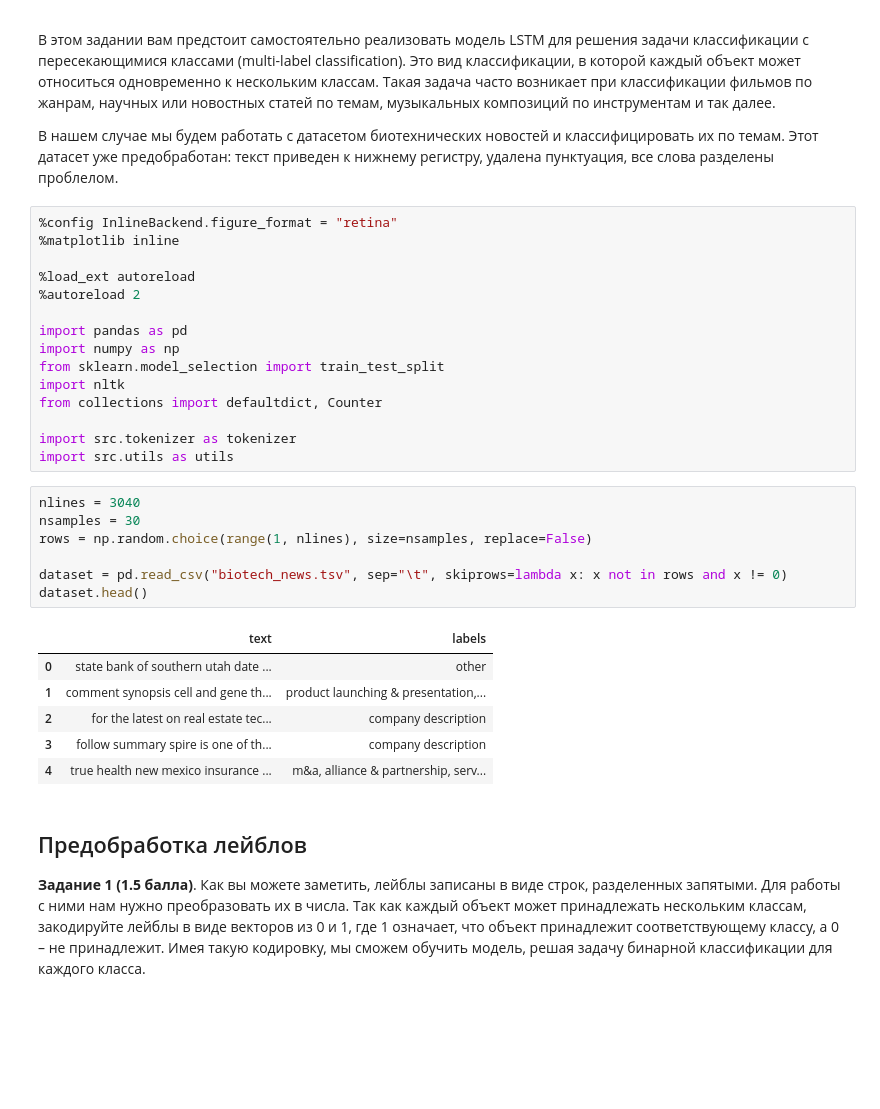
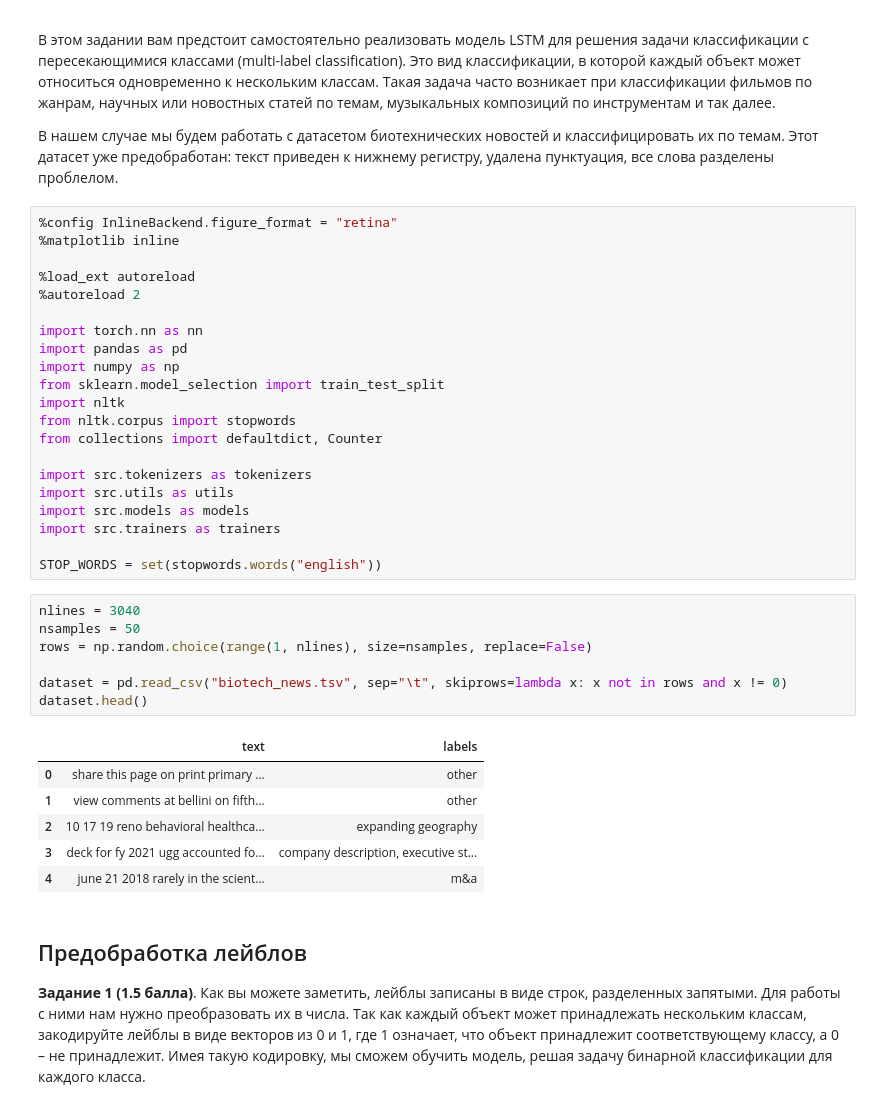
Before and after one commit to aapetukhov/NLP, a Jupyter notebook: nlp_hw2/nlp_hw2.ipynb, the cells around one changed output. Saved outputs shown, nothing was run; the diff lists cells and outputs as text; blank space fills up the shorter version.

Commit message:
add rnn and run some cells

```diff
--- a/nlp_hw2/nlp_hw2.ipynb
+++ b/nlp_hw2/nlp_hw2.ipynb
@@ -26,28 +26,34 @@ __Жесткий дедлайн: 17.10.24 23:59__
 %load_ext autoreload
 %autoreload 2
 
+import torch.nn as nn
 import pandas as pd
 import numpy as np
 from sklearn.model_selection import train_test_split
 import nltk
+from nltk.corpus import stopwords
 from collections import defaultdict, Counter
 
-import src.tokenizer as tokenizer
+import src.tokenizers as tokenizers
 import src.utils as utils
+import src.models as models
+import src.trainers as trainers
+
+STOP_WORDS = set(stopwords.words("english"))
 # %%
 nlines = 3040
-nsamples = 30
+nsamples = 50
 rows = np.random.choice(range(1, nlines), size=nsamples, replace=False)
 
 dataset = pd.read_csv("biotech_news.tsv", sep="\t", skiprows=lambda x: x not in rows and x != 0)
 dataset.head()
 # %% [output]
 |  | text | labels |
-| 0 | state bank of southern utah date ... | other |
-| 1 | comment synopsis cell and gene th... | product launching & presentation,... |
-| 2 | for the latest on real estate tec... | company description |
-| 3 | follow summary spire is one of th... | company description |
-| 4 | true health new mexico insurance ... | m&a, alliance & partnership, serv... |
+| 0 | share this page on print primary ... | other |
+| 1 | view comments at bellini on fifth... | other |
+| 2 | 10 17 19 reno behavioral healthca... | expanding geography |
+| 3 | deck for fy 2021 ugg accounted fo... | company description, executive st... |
+| 4 | june 21 2018 rarely in the scient... | m&a |
 # %% [markdown]
 ## Предобработка лейблов
 
```
Also changed, not shown: parts of 13 cells of this notebook, 10 other files.
